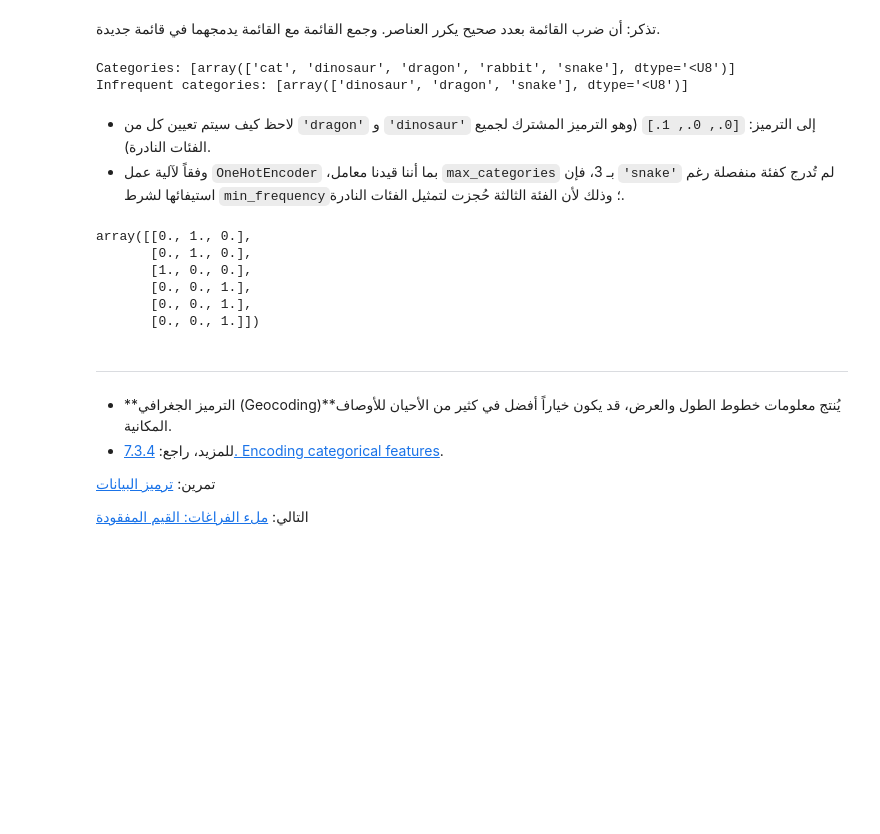
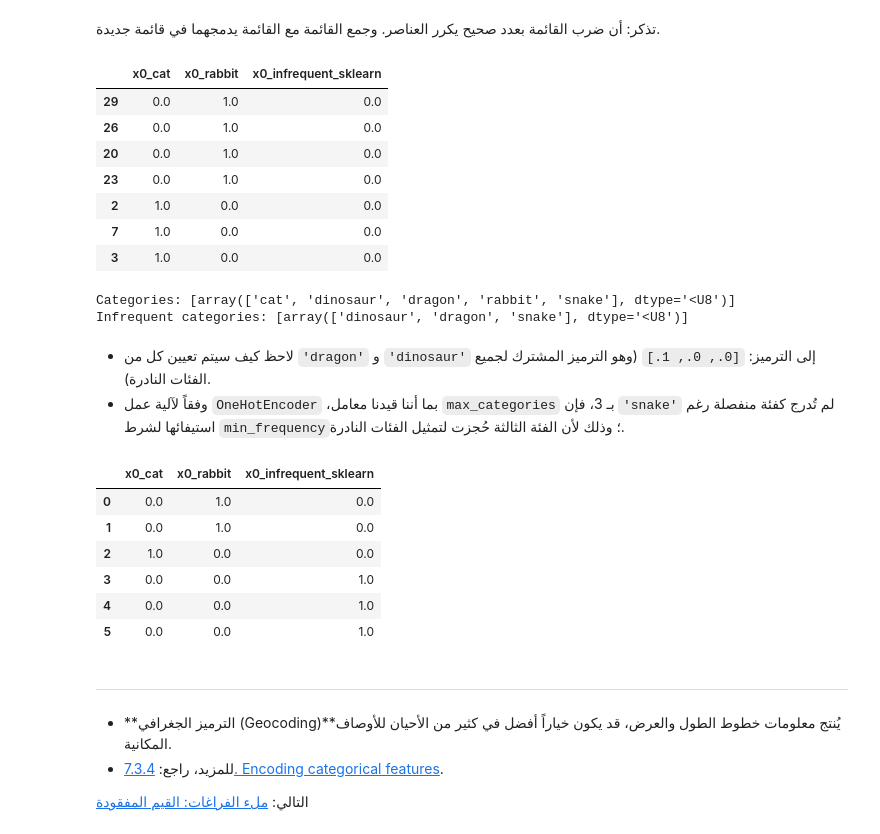
Before and after one commit to HassanAlgoz/machine-learning-python, a Jupyter notebook: content/modules/M1/03_multi/02_encode.ipynb, the cells around one changed output. Drawn from its saved outputs; the diff is of its cells as text; code cells hidden in the pictures; blank space fills up the shorter version.

```diff
--- a/content/modules/M1/03_multi/02_encode.ipynb
+++ b/content/modules/M1/03_multi/02_encode.ipynb
@@ -124,18 +151,27 @@ X.shape
 # %%
 enc = preprocessing.OneHotEncoder(
     min_frequency=6,
     max_categories=3,
     handle_unknown='infrequent_if_exist',
     sparse_output=False,
-).fit(X)
-
-# enc.set_output(transform='pandas')
-
-print("Categories:", enc.categories_)
-print("Infrequent categories:", enc.infrequent_categories_)
+)
+enc.set_output(transform='pandas')
+enc.fit_transform(X).sample(7)
 # %% [output]
-Categories: [array(['cat', 'dinosaur', 'dragon', 'rabbit', 'snake'], dtype='<U8')]
-Infrequent categories: [array(['dinosaur', 'dragon', 'snake'], dtype='<U8')]
+|  | x0_cat | x0_rabbit | x0_infrequent_sklearn |
+| 29 | 0.0 | 1.0 | 0.0 |
+| 26 | 0.0 | 1.0 | 0.0 |
+| 20 | 0.0 | 1.0 | 0.0 |
+| 23 | 0.0 | 1.0 | 0.0 |
+| 2 | 1.0 | 0.0 | 0.0 |
+| 7 | 1.0 | 0.0 | 0.0 |
+| 3 | 1.0 | 0.0 | 0.0 |
+# %%
+print("Categories:", enc.categories_)
+print("Infrequent categories:", enc.infrequent_categories_)
+# %% [output]
+Categories: [array(['cat', 'dinosaur', 'dragon', 'rabbit', 'snake'], dtype='<U8')]
+Infrequent categories: [array(['dinosaur', 'dragon', 'snake'], dtype='<U8')]
 # %% [markdown]
 - لاحظ كيف سيتم تعيين كل من `'dragon'` و `'dinosaur'` إلى الترميز: `[0., 0., 1.]` (وهو الترميز المشترك لجميع الفئات النادرة).
 - وفقاً لآلية عمل `OneHotEncoder` ،بما أننا قيدنا معامل `max_categories` بـ 3، فإن `'snake'` لم تُدرج كفئة منفصلة رغم استيفائها لشرط `min_frequency`؛ وذلك لأن الفئة الثالثة حُجزت لتمثيل الفئات النادرة.
@@ -149,18 +185,17 @@ enc.transform(np.array([
     ['dinosaur'],
 ]))
 # %% [output]
-array([[0., 1., 0.],
-       [0., 1., 0.],
-       [1., 0., 0.],
-       [0., 0., 1.],
-       [0., 0., 1.],
-       [0., 0., 1.]])
+|  | x0_cat | x0_rabbit | x0_infrequent_sklearn |
+| 0 | 0.0 | 1.0 | 0.0 |
+| 1 | 0.0 | 1.0 | 0.0 |
+| 2 | 1.0 | 0.0 | 0.0 |
+| 3 | 0.0 | 0.0 | 1.0 |
+| 4 | 0.0 | 0.0 | 1.0 |
+| 5 | 0.0 | 0.0 | 1.0 |
 # %% [markdown]
 ---
 # %% [markdown]
 - **الترميز الجغرافي (Geocoding)**يُنتج معلومات خطوط الطول والعرض، قد يكون خياراً أفضل في كثير من الأحيان للأوصاف المكانية.
 - للمزيد، راجع: [7.3.4. Encoding categorical features](https://scikit-learn.org/stable/modules/preprocessing.html#encoding-categorical-features).
 
-تمرين: [ترميز البيانات](./exercises/01_categorical_encoding_ex.ipynb)
-
-التالي: [ملء الفراغات: القيم المفقودة](./03_impute.qmd)
+التالي: [ملء الفراغات: القيم المفقودة](./03_impute.ipynb)
```
Also changed, not shown: parts of 10 cells of this notebook, 9 other files.
